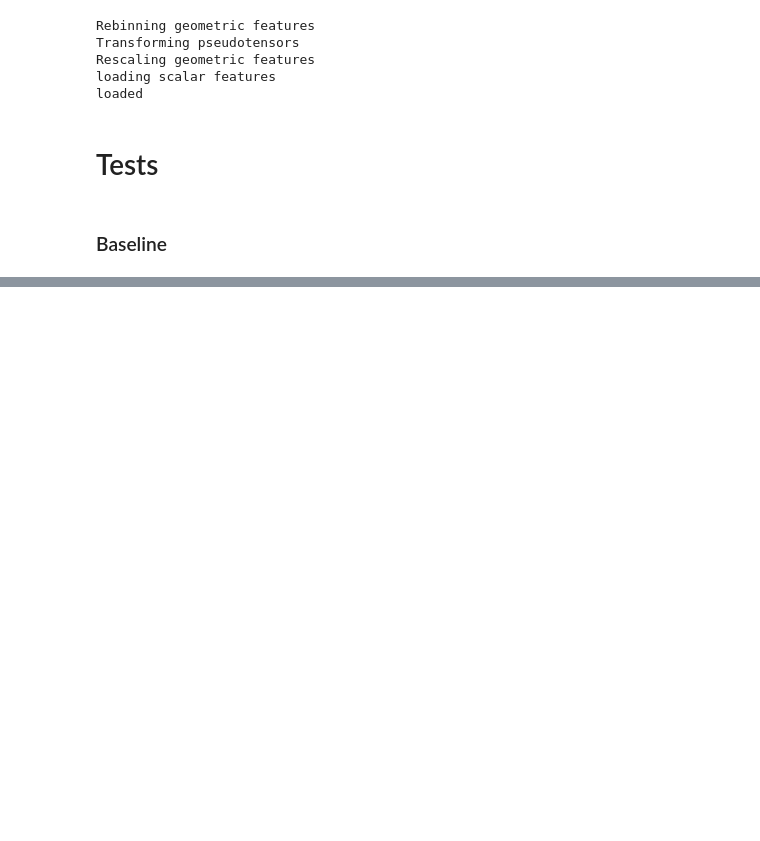
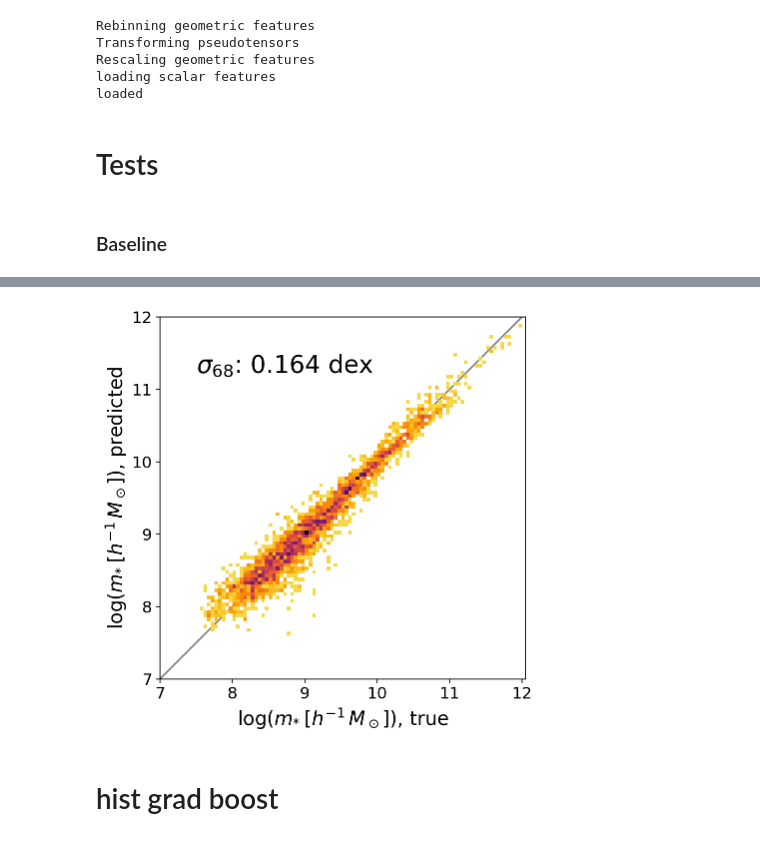
Before and after one commit to kstoreyf/equivariant-cosmology, a Jupyter notebook: notebooks/2023-03-22_neural_net_hacking.ipynb, the cells around one changed output, grey strips where cells are left out. Cells and saved outputs as stored; diff of their text form; code cells hidden in the pictures; blank space fills up the shorter version.

```diff
--- a/notebooks/2023-03-22_neural_net_hacking.ipynb
+++ b/notebooks/2023-03-22_neural_net_hacking.ipynb
@@ -167,0 +210,26 @@ print(np.argmin(nnfitter.loss_valid), np.min(nnfitter.loss_valid))
+# %%
+x_label_name = 'm_200m'
+y_label_name = 'm_stellar'
+x_property = log_m_200m[idx_test] + log_mass_shift
+
+y = utils.get_y_vals(y_label_name, sim_reader)
+y_test = y[idx_test]
+# %%
+fit_tag = f'_nest1000_{y_label_name}_gboost_catalog_z0_epochs1_lr0.1_hs128'
+#fn_model = f'../models/models_{sim_name}/model_{sim_name}{halo_tag}{fit_tag}.pt'
+fn_pred = f'../predictions/predictions_{sim_name}/predictions_{sim_name}{halo_tag}{fit_tag}.npy'
+
+y_pred = np.load(fn_pred)
+
+y_test_mult = y_test + log_mass_shift
+y_pred_mult = y_pred + log_mass_shift
+error_nn, _ = utils.compute_error(y_test_mult, y_pred_mult, test_error_type='percentile')
+error_str = fr"$\sigma_{{68}}$: {error_nn:.3f} dex"
+# %%
+plt.figure(figsize=(6,6))
+ax = plt.gca()
+_ = plotter.plot_pred_vs_true_hist(ax, y_label_name, y_test_mult, y_pred_mult, cmap, text_results=error_str)
+# %% [output]
+[figure, added]
+# %% [markdown]
+# hist grad boost
```
Also changed, not shown: parts of 37 cells of this notebook, 10 other files.
